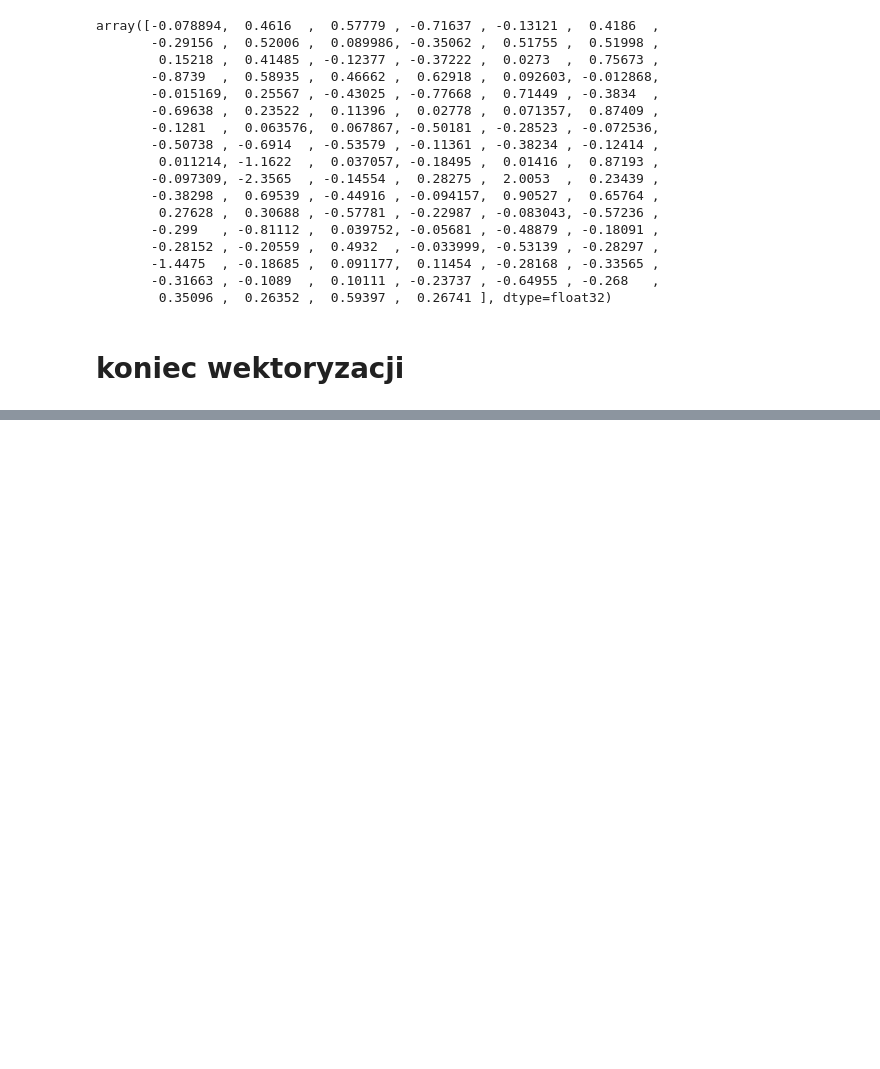
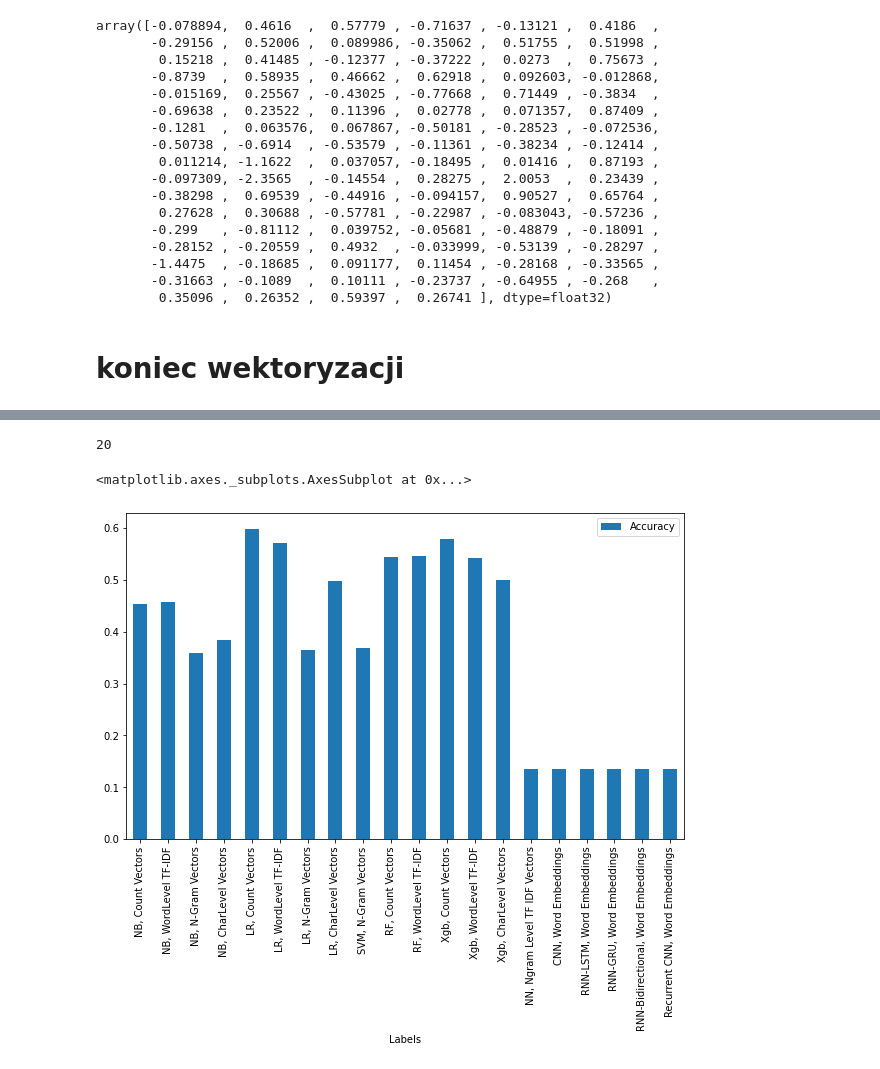
Before and after one commit to mxnogala/Api_w_eksploracji_danych_CDV, a Jupyter notebook: Covid-19-Text-Classification.ipynb, the cells around one changed output, grey strips where cells are left out. Drawn from its saved outputs; the diff is of its cells as text; code cells hidden in the pictures; blank space fills up the shorter version.

Commit message:
Modelowanie uczenia maszynowego

```diff
--- a/Covid-19-Text-Classification.ipynb
+++ b/Covid-19-Text-Classification.ipynb
@@ -594,0 +897,23 @@ train
+# %%
+def create_bidirectional_rnn():
+    input_layer = layers.Input((70, ))
+
+    embedding_layer = layers.Embedding(len(word_index) + 1, 300, weights=[embedding_matrix], trainable=False)(input_layer)
+    embedding_layer = layers.SpatialDropout1D(0.3)(embedding_layer)
+
+    lstm_layer = layers.Bidirectional(layers.GRU(100))(embedding_layer)
+
+    output_layer1 = layers.Dense(50, activation="relu")(lstm_layer)
+    output_layer1 = layers.Dropout(0.25)(output_layer1)
+    output_layer2 = layers.Dense(1, activation="sigmoid")(output_layer1)
+
+    model = models.Model(inputs=input_layer, outputs=output_layer2)
+    model.compile(optimizer=optimizers.Adam(), loss='binary_crossentropy')
+
+    return model
+
+classifier = create_bidirectional_rnn()
+accuracy = train_model(classifier, train_seq_x, train_y, valid_seq_x, is_neural_net=True)
+print ("RNN-Bidirectional, Word Embeddings",  accuracy)
+accuracy = round(accuracy, 3)
+accuracyArray.append(accuracy)
@@ -594,0 +955,29 @@ train
+# %%
+len(accuracyArray)
+# %% [output]
+20
+# %%
+import matplotlib.pyplot as plt
+plt.rc('figure', figsize=(10, 6))
+np.set_printoptions(precision=4, suppress=True)
+
+lbls = ['NB, Count Vectors', 'NB, WordLevel TF-IDF', 'NB, N-Gram Vectors', 'NB, CharLevel Vectors',
+            'LR, Count Vectors', 'LR, WordLevel TF-IDF', 'LR, N-Gram Vectors', 'LR, CharLevel Vectors',
+             'SVM, N-Gram Vectors',
+             'RF, Count Vectors', 'RF, WordLevel TF-IDF',
+             'Xgb, Count Vectors', 'Xgb, WordLevel TF-IDF', 'Xgb, CharLevel Vectors',
+             'NN, Ngram Level TF IDF Vectors',
+             'CNN, Word Embeddings',
+             'RNN-LSTM, Word Embeddings',
+             'RNN-GRU, Word Embeddings',
+             'RNN-Bidirectional, Word Embeddings',
+             'Recurrent CNN, Word Embeddings']
+
+lbls = np.array(lbls)
+accuracyArray = np.array(accuracyArray)
+df = pd.DataFrame({'Accuracy': accuracyArray}, lbls)
+df.index.name = 'Labels'
+df.plot.bar()
+# %% [output]
+<matplotlib.axes._subplots.AxesSubplot at 0x...>
+[figure, added]
```
Also changed, not shown: parts of 54 cells of this notebook, 1 other file.
